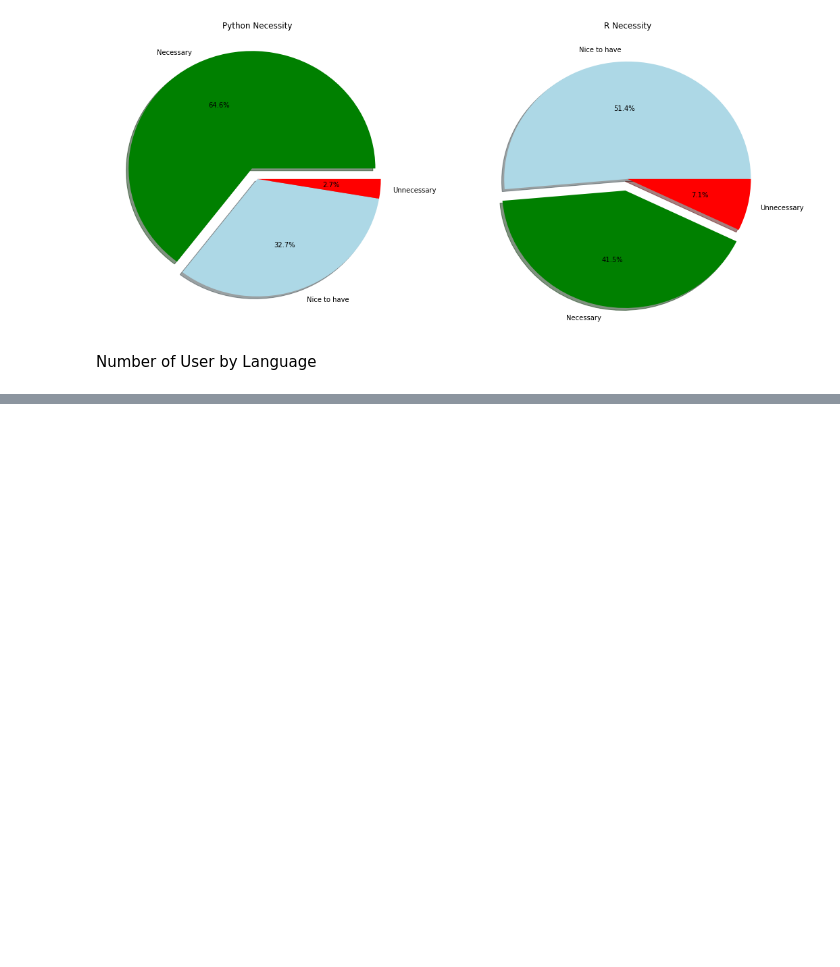
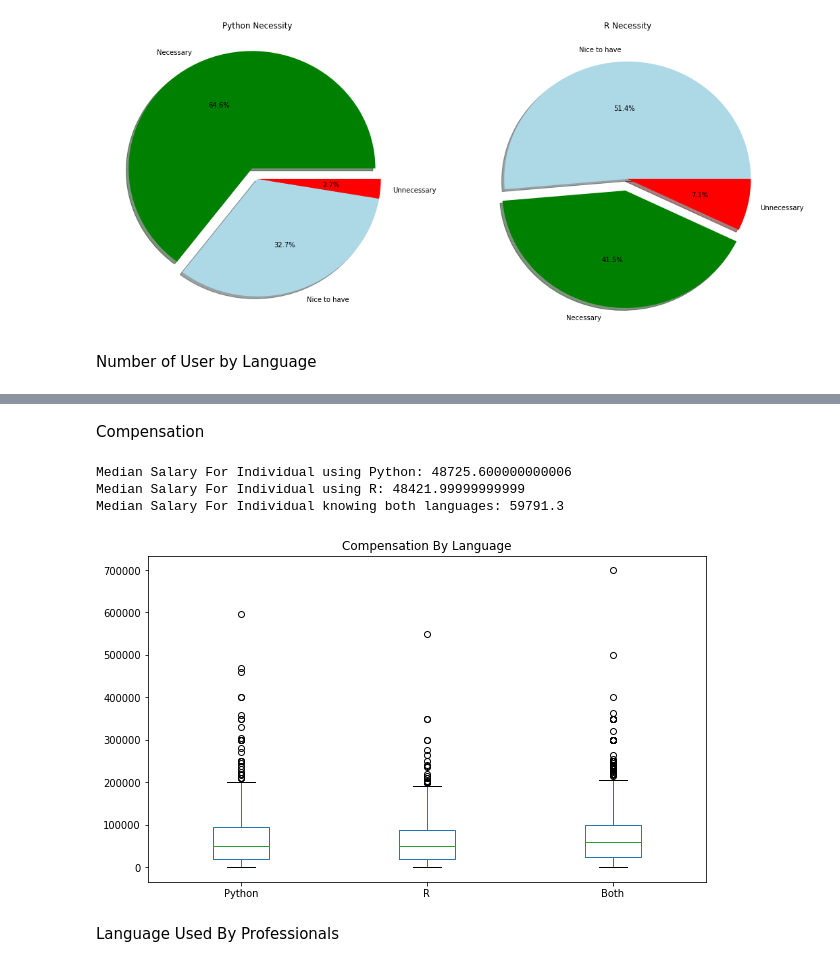
Before and after one commit to ArshadKhurshid/DataScience-Survey, a Jupyter notebook: ML_Kaggle_DS_Survey.ipynb, the cells around one changed output, grey strips where cells are left out. Saved outputs shown, nothing was run; the diff lists cells and outputs as text; code cells hidden in the pictures; blank space fills up the shorter version.

```diff
--- a/ML_Kaggle_DS_Survey.ipynb
+++ b/ML_Kaggle_DS_Survey.ipynb
@@ -558,0 +559,29 @@ ModuleNotFoundError: No module named 'matplotlib_venn'
+# %% [markdown]
+Compensation
+# %%
+py_sal = (pd.to_numeric(python['CompensationAmount'].dropna())*python['exchangeRate']).dropna()
+py_sal = py_sal[py_sal<1000000]
+R_sal = (pd.to_numeric(R['CompensationAmount'].dropna())*R['exchangeRate']).dropna()
+R_sal = R_sal[R_sal<1000000]
+Both_sal = (pd.to_numeric(both['CompensationAmount'].dropna())*both['exchangeRate']).dropna()
+Both_sal = Both_sal[Both_sal<1000000]
+trying=pd.DataFrame([py_sal,R_sal,Both_sal])
+trying=trying.transpose()
+trying.columns=['Python','R','Both']
+print('Median Salary For Individual using Python:',trying['Python'].median())
+print('Median Salary For Individual using R:',trying['R'].median())
+print('Median Salary For Individual knowing both languages:',trying['Both'].median())
+# %% [output]
+Median Salary For Individual using Python: 48725.600000000006
+Median Salary For Individual using R: 48421.99999999999
+Median Salary For Individual knowing both languages: 59791.3
+# %%
+trying.plot.box()
+plt.title('Compensation By Language')
+fig=plt.gcf()
+fig.set_size_inches(10,6)
+plt.show()
+# %% [output]
+[figure, added]
+# %% [markdown]
+Language Used By Professionals
```
Also changed, not shown: parts of 3 cells of this notebook.
